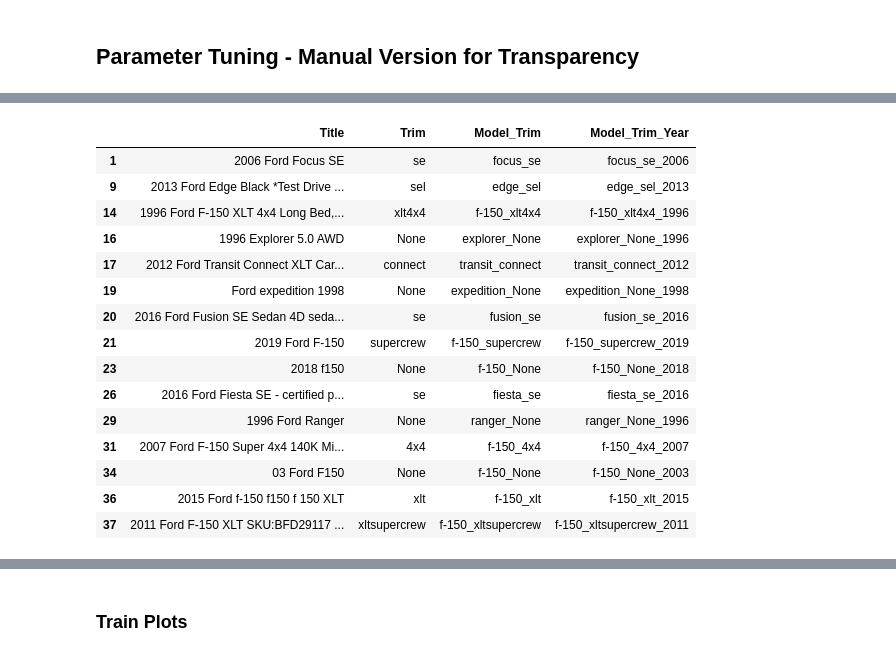
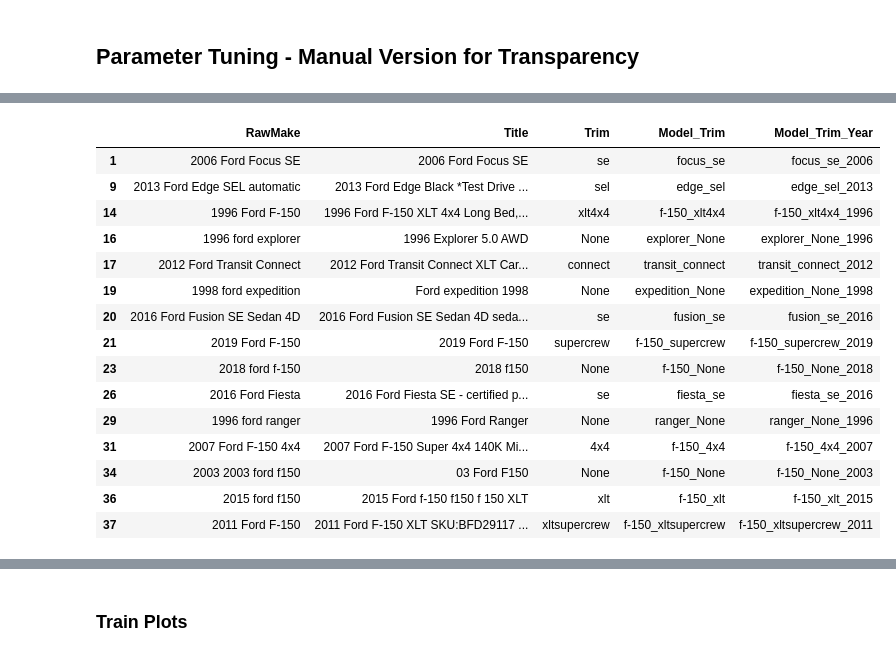
Before and after one commit to jkmackie/car_price_prediction, a Jupyter notebook: jupyter_notebooks/car_preproc_final5.ipynb, the cells around one changed output, grey strips where cells are left out. Saved outputs shown, nothing was run; the diff lists cells and outputs as text; code cells hidden in the pictures.

```diff
--- a/jupyter_notebooks/car_preproc_final5.ipynb
+++ b/jupyter_notebooks/car_preproc_final5.ipynb
@@ -100,9 +100,11 @@ def findall_regex_patt(df, target_col, regex_patt, max_items, no_match_value='No
     cnt = 0
     for idx in df.index:
         allm = re.findall(regex_patt, df.loc[idx, target_col] + " ", flags=re.IGNORECASE) #return all matches left-to-right
-        allm = allm[0:max_items]  #first two items
-        oneString = ("").join(allm).strip() #convert list to string and remove any spaces.
-        if len(oneString) > 0:
+
+        if len(allm) > 0:
+            allm = allm[0:max_items]  #first two items
+            #allm = sorted(allm)       #alphabetize
+            oneString = ("").join(allm).strip() #convert list to string and remove any spaces.
             findallList.append(oneString.lower())
         else:
             cnt+=1
@@ -118,9 +120,11 @@ def findall_body_regex_patt(df, target_col, regex_patt, max_items, no_match_valu
     for idx in df.index:
         patt_w_model = df.loc[idx, "Model"] + regex_patt  #regex pattern is: Model + Pattern
         allm = re.findall(patt_w_model, df.loc[idx, target_col] + " ", flags=re.IGNORECASE) #return all matches left-to-right
-        allm = allm[0:2]  #first two items
-        oneString = ("").join(allm).strip() #convert list to string and remove any spaces.
-        if len(oneString) > 0:
+
+        if len(allm) > 0:
+            allm = allm[0:2]     #first two items
+            #allm = sorted(allm)  #alphabetical
+            oneString = ("").join(allm).strip() #convert list to string and remove any spaces.
             findallList.append(oneString.lower())
         else:
             cnt+=1
@@ -620,24 +613,33 @@ def build_trim_feats(dframe, maxi_trims, min_trim_samp):
     '''
 
     df1=dframe.copy()
+
     #Populate max two Trim from RawMake.  Case Insensitive.
-    trim_regex=r'\s(CONVERTIBLE|COMMERCIAL|COMMERCIAL|FLARESIDE|HATCHBACK|LIGHTNING|PASSENGER|SUPER\\S?CAB|SUPER\\S?CREW|SUPER\\S?DUTY|SUPERCREW|ECOBOOST|EXTENDED|HERITAGE|PLATINUM|SUPERCAB|TITANIUM|TX EDITION|BULLITT|CHASSIS|CONNECT|CUTAWAY|DIESELS|FLATBED|HIGHTOP|LIMITED|NATURAL|PREMIUM|SERVICE|SHUTTLE|UTILITY|ACCESS|BUCKET|DIESEL|DIESEL|DUALLY|ENERGI|HARLEY|HYBRID|LARIAT|OUTLAW|RAPTOR|SALEEN|SHELBY|SPORTS|TREMOR|CARGO|COBRA|COUPE|EDDIE|SPORT|SUPER|TURBO|WAGON|BASE|BOSS|CREW|DUMP|KING|MACH|4+4|4X4|BOX|DRW|EXT|FWD|FX2|FX4|FX5|LTZ|MAX|SEL|SRW|STX|XLS|XLT|XL|ZX3|ZX4|GT|LX|RS|SE\s|ST|SD)'
-    trim_RawMake = findall_regex_patt(df=df1, target_col='RawMake', regex_patt=trim_regex, max_items=maxi_trims)
+    trim_regex=r'\s(CONVERTIBLE|COMMERCIAL|COMMERCIAL|FLARESIDE|HATCHBACK|LIGHTNING|PASSENGER|SUPER\\S?CAB|SUPER\\S?CREW|SUPER\\S?DUTY|SUPERCREW|ECOBOOST|EXTENDED|HERITAGE|PLATINUM|SUPERCAB|TITANIUM|TX EDITION|BULLITT|CHASSIS|CONNECT|CUTAWAY|DIESELS|FLATBED|HIGHTOP|LIMITED|NATURAL|PREMIUM|SERVICE|SHUTTLE|UTILITY|ACCESS|BUCKET|DIESEL|DIESEL|DUALLY|ENERGI|HARLEY|HYBRID|LARIAT|OUTLAW|RAPTOR|SALEEN|SHELBY|SPORTS|TREMOR|CARGO|COBRA|COUPE|EDDIE|SPORT|SUPER|TURBO|WAGON|BASE|BOSS|CREW|DUMP|KING|MACH|4+4|4X4|BOX|DRW|EXT|FWD|FX2|FX4|FX5|LTZ|MAX|SEL|SRW|STX|SVT|XLS|XLT|XL|ZX3|ZX4|GT|LX|RS|SE\s|ST|SD)'
+    trim_RawMake = findall_regex_patt(df=df1, target_col='RawMake', regex_patt=trim_regex, max_items=maxi_trims, no_match_value='None')
     df1['Trim_RawMake'] = trim_RawMake
 
     #Populate max two Trim from Title.  Case Insensitive.
-    trim_Title = findall_regex_patt(df=df1, target_col='Title', regex_patt=trim_regex, max_items=maxi_trims)
+    trim_Title = findall_regex_patt(df=df1, target_col='Title', regex_patt=trim_regex, max_items=maxi_trims, no_match_value='None')
     df1['Trim_Title'] = trim_Title
 
     #Populate max two Trim from Body.  Model is prefix of search pattern.
-    trim_regex_spaces=r'\s(CONVERTIBLE|COMMERCIAL|COMMERCIAL|FLARESIDE|HATCHBACK|LIGHTNING|PASSENGER|SUPER\\S?CAB|SUPER\\S?CREW|SUPER\\S?DUTY|SUPERCREW|ECOBOOST|EXTENDED|HERITAGE|PLATINUM|SUPERCAB|TITANIUM|TX EDITION|BULLITT|CHASSIS|CONNECT|CUTAWAY|DIESELS|FLATBED|HIGHTOP|LIMITED|NATURAL|PREMIUM|SERVICE|SHUTTLE|UTILITY|ACCESS|BUCKET|DIESEL|DIESEL|DUALLY|ENERGI|HARLEY|HYBRID|LARIAT|OUTLAW|RAPTOR|SALEEN|SHELBY|SPORTS|TREMOR|CARGO|COBRA|COUPE|EDDIE|SPORT|SUPER|TURBO|WAGON|BASE|BOSS|CREW|DUMP|KING|MACH|4+4|4X4|BOX|DRW|EXT|FWD|FX2|FX4|FX5|LTZ|MAX|SEL|SRW|STX|XLS|XLT|XL|ZX3|ZX4|GT|LX|RS|SE\s|ST|SD)\s'
-    trim_Body=findall_body_regex_patt(df=df1,target_col='Body',regex_patt=trim_regex_spaces,max_items=maxi_trims)
+    trim_regex_spaces=r'\s(CONVERTIBLE|COMMERCIAL|COMMERCIAL|FLARESIDE|HATCHBACK|LIGHTNING|PASSENGER|SUPER\\S?CAB|SUPER\\S?CREW|SUPER\\S?DUTY|SUPERCREW|ECOBOOST|EXTENDED|HERITAGE|PLATINUM|SUPERCAB|TITANIUM|TX EDITION|BULLITT|CHASSIS|CONNECT|CUTAWAY|DIESELS|FLATBED|HIGHTOP|LIMITED|NATURAL|PREMIUM|SERVICE|SHUTTLE|UTILITY|ACCESS|BUCKET|DIESEL|DIESEL|DUALLY|ENERGI|HARLEY|HYBRID|LARIAT|OUTLAW|RAPTOR|SALEEN|SHELBY|SPORTS|TREMOR|CARGO|COBRA|COUPE|EDDIE|SPORT|SUPER|TURBO|WAGON|BASE|BOSS|CREW|DUMP|KING|MACH|4+4|4X4|BOX|DRW|EXT|FWD|FX2|FX4|FX5|LTZ|MAX|SEL|SRW|STX|SVT|XLS|XLT|XL|ZX3|ZX4|GT|LX|RS|SE\s|ST|SD)\s'
+    trim_Body=findall_body_regex_patt(df=df1,target_col='Body',regex_patt=trim_regex_spaces,max_items=maxi_trims, no_match_value='None')
     df1['Trim_Body'] = trim_Body
 
-    #Scrub Trim in order:  Trim_RawMake, Trim_Title, Trim_Body.
+    #Scrub Trim.
     df1.loc[df1['Trim'].isna(), 'Trim'] = df1.loc[df1['Trim'].isna(), 'Trim_RawMake']
     df1.loc[df1['Trim'] == 'None', 'Trim'] = df1.loc[df1['Trim'] == 'None', 'Trim_Title']
     df1.loc[df1['Trim'] == 'None', 'Trim'] = df1.loc[df1['Trim'] == 'None', 'Trim_Body']
+
+#     for idx in df1.index:
+#         trimList = [df1.loc[idx, 'Trim_RawMake'], df1.loc[idx, 'Trim_Title'], df1.loc[idx, 'Trim_Body']]
+#         longest=max(trimList, key=len)
+#         df1.loc[idx, 'Trim'] = longest
+#     df1.loc[df1['Trim'] == '', 'Trim'] = 'None'
+#     df1.loc[df1['Trim'].isna(), 'Trim'] = 'None'
+
 
     #Drop redundant Trim columns.
     df1.drop(['Trim_RawMake','Trim_Title','Trim_Body'], axis='columns', inplace=True)
@@ -713,24 +719,24 @@ mustang_ecoboost          40
 Name: Model_Trim, dtype: int64
 # %%
 #Show Trim columns
-vehicle[['Title','Trim','Model_Trim','Model_Trim_Year']].head(15)
+vehicle[['RawMake','Title','Trim','Model_Trim','Model_Trim_Year']].head(15)
 # %% [output]
-|  | Title | Trim | Model_Trim | Model_Trim_Year |
-| 1 | 2006 Ford Focus SE | se | focus_se | focus_se_2006 |
-| 9 | 2013 Ford Edge Black *Test Drive ... | sel | edge_sel | edge_sel_2013 |
-| 14 | 1996 Ford F-150 XLT 4x4 Long Bed,... | xlt4x4 | f-150_xlt4x4 | f-150_xlt4x4_1996 |
-| 16 | 1996 Explorer 5.0 AWD | None | explorer_None | explorer_None_1996 |
-| 17 | 2012 Ford Transit Connect XLT Car... | connect | transit_connect | transit_connect_2012 |
-| 19 | Ford expedition 1998 | None | expedition_None | expedition_None_1998 |
-| 20 | 2016 Ford Fusion SE Sedan 4D seda... | se | fusion_se | fusion_se_2016 |
-| 21 | 2019 Ford F-150 | supercrew | f-150_supercrew | f-150_supercrew_2019 |
-| 23 | 2018 f150 | None | f-150_None | f-150_None_2018 |
-| 26 | 2016 Ford Fiesta SE - certified p... | se | fiesta_se | fiesta_se_2016 |
-| 29 | 1996 Ford Ranger | None | ranger_None | ranger_None_1996 |
-| 31 | 2007 Ford F-150 Super 4x4 140K Mi... | 4x4 | f-150_4x4 | f-150_4x4_2007 |
-| 34 | 03 Ford F150 | None | f-150_None | f-150_None_2003 |
-| 36 | 2015 Ford f-150 f150 f 150 XLT | xlt | f-150_xlt | f-150_xlt_2015 |
-| 37 | 2011 Ford F-150 XLT SKU:BFD29117 ... | xltsupercrew | f-150_xltsupercrew | f-150_xltsupercrew_2011 |
+|  | RawMake | Title | Trim | Model_Trim | Model_Trim_Year |
+| 1 | 2006 Ford Focus SE | 2006 Ford Focus SE | se | focus_se | focus_se_2006 |
+| 9 | 2013 Ford Edge SEL automatic | 2013 Ford Edge Black *Test Drive ... | sel | edge_sel | edge_sel_2013 |
+| 14 | 1996 Ford F-150 | 1996 Ford F-150 XLT 4x4 Long Bed,... | xlt4x4 | f-150_xlt4x4 | f-150_xlt4x4_1996 |
+| 16 | 1996 ford explorer | 1996 Explorer 5.0 AWD | None | explorer_None | explorer_None_1996 |
+| 17 | 2012 Ford Transit Connect | 2012 Ford Transit Connect XLT Car... | connect | transit_connect | transit_connect_2012 |
+| 19 | 1998 ford expedition | Ford expedition 1998 | None | expedition_None | expedition_None_1998 |
+| 20 | 2016 Ford Fusion SE Sedan 4D | 2016 Ford Fusion SE Sedan 4D seda... | se | fusion_se | fusion_se_2016 |
+| 21 | 2019 Ford F-150 | 2019 Ford F-150 | supercrew | f-150_supercrew | f-150_supercrew_2019 |
+| 23 | 2018 ford f-150 | 2018 f150 | None | f-150_None | f-150_None_2018 |
+| 26 | 2016 Ford Fiesta | 2016 Ford Fiesta SE - certified p... | se | fiesta_se | fiesta_se_2016 |
+| 29 | 1996 ford ranger | 1996 Ford Ranger | None | ranger_None | ranger_None_1996 |
+| 31 | 2007 Ford F-150 4x4 | 2007 Ford F-150 Super 4x4 140K Mi... | 4x4 | f-150_4x4 | f-150_4x4_2007 |
+| 34 | 2003 2003 ford f150 | 03 Ford F150 | None | f-150_None | f-150_None_2003 |
+| 36 | 2015 ford f150 | 2015 Ford f-150 f150 f 150 XLT | xlt | f-150_xlt | f-150_xlt_2015 |
+| 37 | 2011 Ford F-150 | 2011 Ford F-150 XLT SKU:BFD29117 ... | xltsupercrew | f-150_xltsupercrew | f-150_xltsupercrew_2011 |
 # %%
 #Stratify data - depends on Trim pick.
 from sklearn.model_selection import StratifiedShuffleSplit
```
Also changed, not shown: parts of 21 cells of this notebook, 1 other file.
